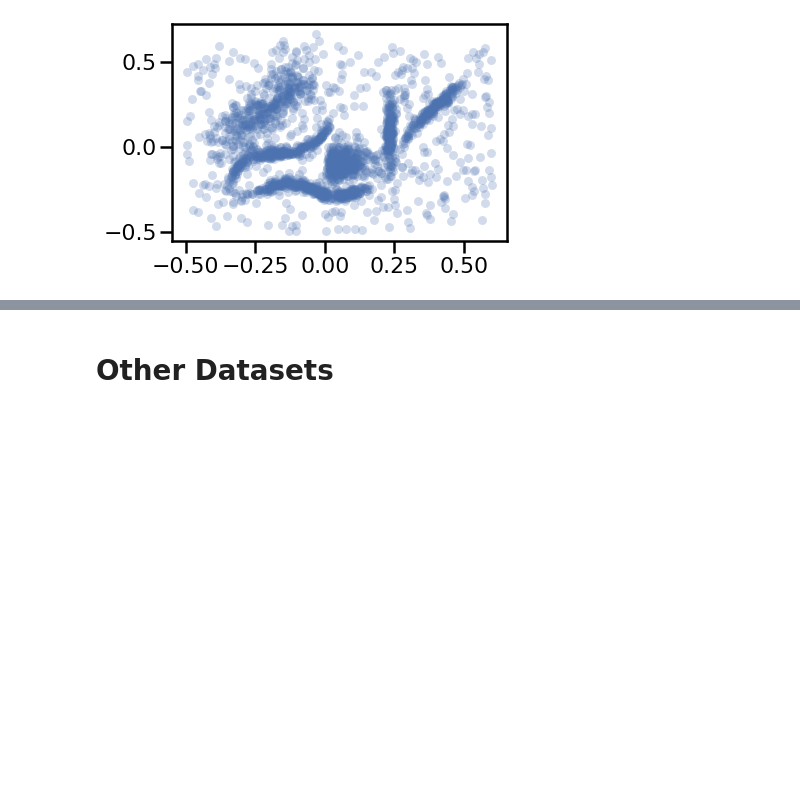
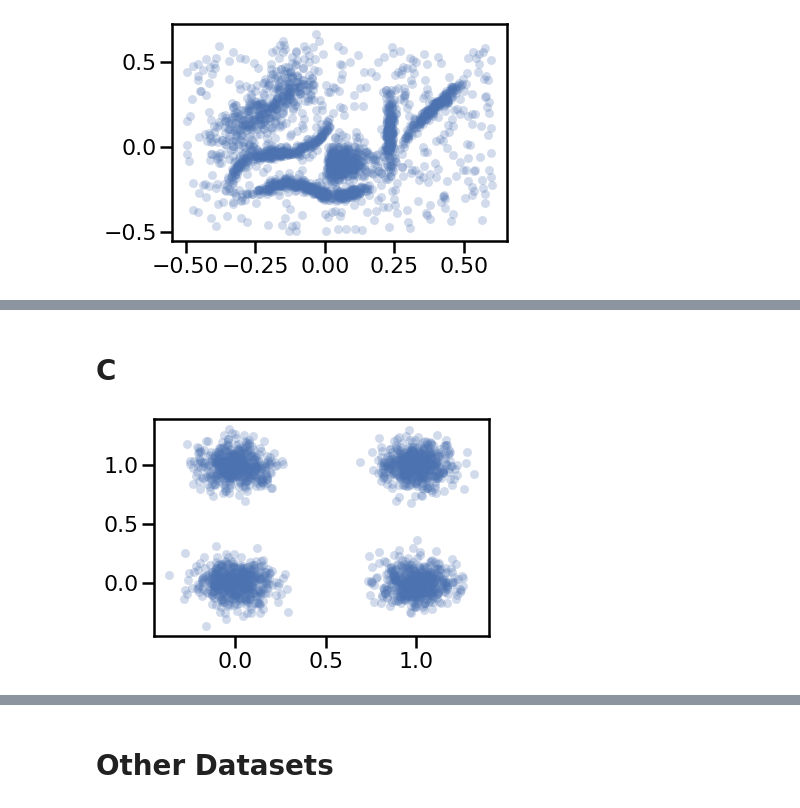
Before and after one commit to darveenvijayan/adaptive_hdbscan, a Jupyter notebook: create_data.ipynb, the cells around one changed output, grey strips where cells are left out. Drawn from its saved outputs; the diff is of its cells as text; code cells hidden in the pictures; blank space fills up the shorter version.

```diff
--- a/create_data.ipynb
+++ b/create_data.ipynb
@@ -22,0 +37,16 @@ frame = plt.gca()
+# %% [markdown]
+# C
+# %%
+data, _ = datasets.make_blobs(n_samples=2000, centers=[
+    (0,0),
+    (1,0),
+    (1,1),
+    (0,1)
+], cluster_std=0.1)
+
+plt.scatter(data.T[0], data.T[1], c='b', **plot_kwds)
+frame = plt.gca()
+# frame.axes.get_xaxis().set_visible(False)
+# frame.axes.get_yaxis().set_visible(False)
+# %% [output]
+[figure, added]
```
Also changed, not shown: parts of 11 cells of this notebook, 3 other files.
